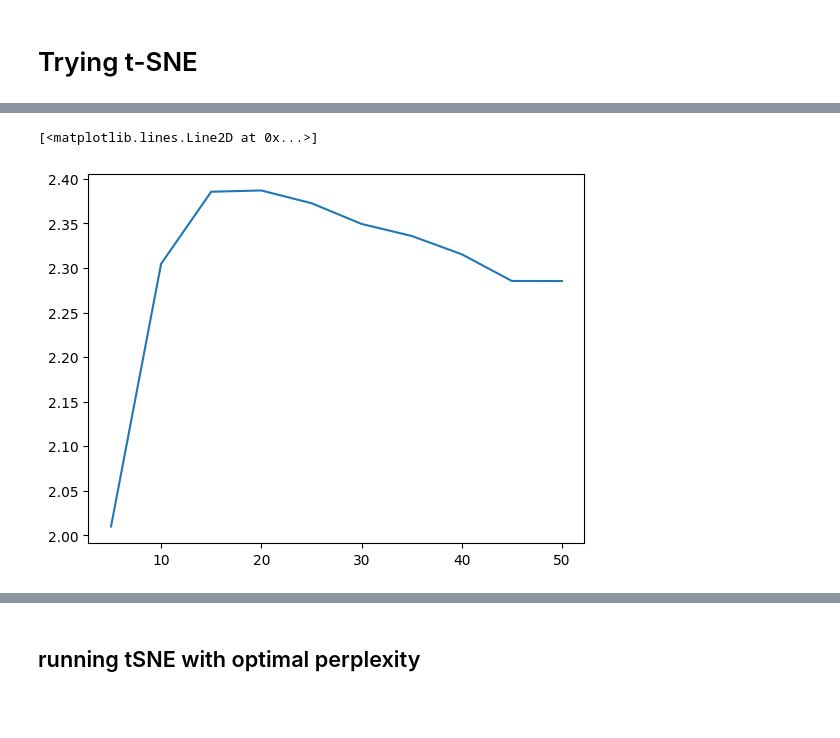
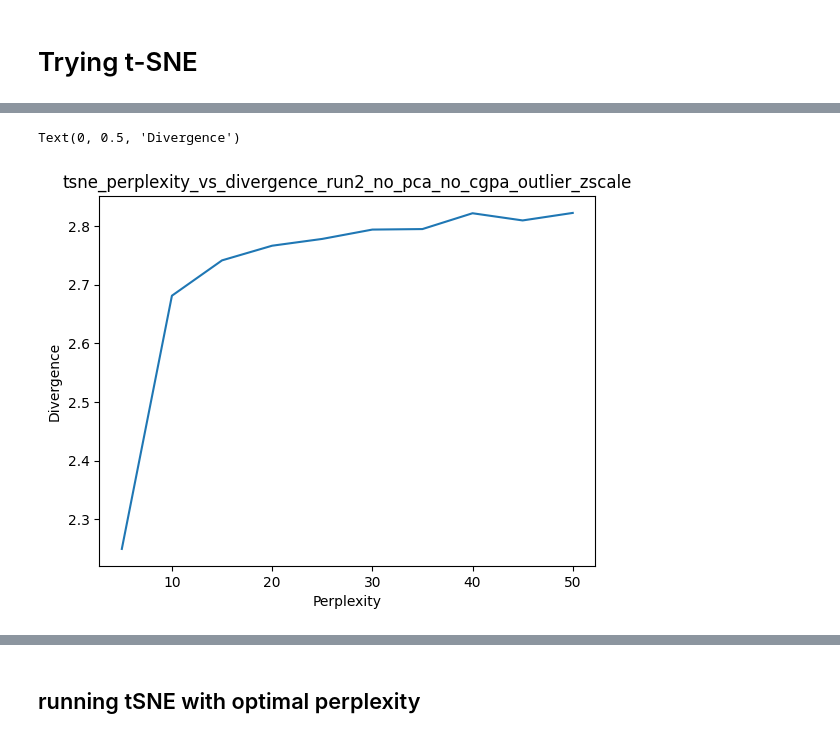
Before and after one commit to ReehalS/student-mental-health-model, a Jupyter notebook: Code/EDA.ipynb, the cells around one changed output, grey strips where cells are left out. Saved outputs shown, nothing was run; the diff lists cells and outputs as text; code cells hidden in the pictures; blank space fills up the shorter version.

```diff
--- a/Code/EDA.ipynb
+++ b/Code/EDA.ipynb
@@ -187,0 +203,12 @@ plt.show()
+# %%
+import pandas as pd
+
+def remove_outliers_iqr(df, column):
+    Q1 = df[column].quantile(0.25)
+    Q3 = df[column].quantile(0.75)
+    IQR = Q3 - Q1
+    lower_bound = Q1 - 1.5 * IQR
+    upper_bound = Q3 + 1.5 * IQR
+    return df[(df[column] >= lower_bound) & (df[column] <= upper_bound)]
+
+df_Zscaled_outlier_removed = remove_outliers_iqr(df_Zscaled, 'CGPA')
@@ -187,0 +235,8 @@ plt.show()
+# %%
+df_Zscaled_outlier_removed = remove_outliers_iqr(df_Zscaled_outlier_removed, 'Age')
+
+plt.figure(figsize=(15, 8))
+sns.boxplot(data=df_Zscaled_outlier_removed[all_cols])
+plt.title('ZScaled Boxplots for Numeric Features')
+plt.xticks(rotation=45)
+plt.show()
@@ -192,8 +249,8 @@ from sklearn.model_selection import train_test_split
 from sklearn.manifold import TSNE
 import plotly.express as px
 
-X_norm = df_Zscaled.drop(['Depression_Score', 'Course'], axis=1)
-y = df_Zscaled['Depression_Score']
+X_norm = df_Zscaled_outlier_removed.drop(['Depression_Score'], axis=1)
+y = df_Zscaled_outlier_removed['Depression_Score']
 
 X_train, X_test, y_train, y_test = train_test_split(
     X_norm, y, random_state=13, test_size=0.25, shuffle=True
@@ -204,7 +261,7 @@ divergence = []
 
 for i in perplexity:
     print('starting tsne w perplexity ', i, '...')
-    model = TSNE(n_components=3, init="pca", perplexity=i)
+    model = TSNE(n_components=3, perplexity=i)
     reduced = model.fit_transform(X_train)
     divergence.append(model.kl_divergence_)
 # %% [output]
@@ -223,5 +278,8 @@ TypeError: plot() got an unexpected keyword argument 'x'
 # %%
 plt.plot(perplexity, divergence)
+plt.title("tsne_perplexity_vs_divergence_run2_no_pca_no_cgpa_outlier_zscale")
+plt.xlabel('Perplexity')
+plt.ylabel('Divergence')
 # %% [output]
-[<matplotlib.lines.Line2D at 0x...>]
+Text(0, 0.5, 'Divergence')
-[figure, old version]
+[figure, new version]
```
Also changed, not shown: parts of 19 cells of this notebook, 3 other files.
